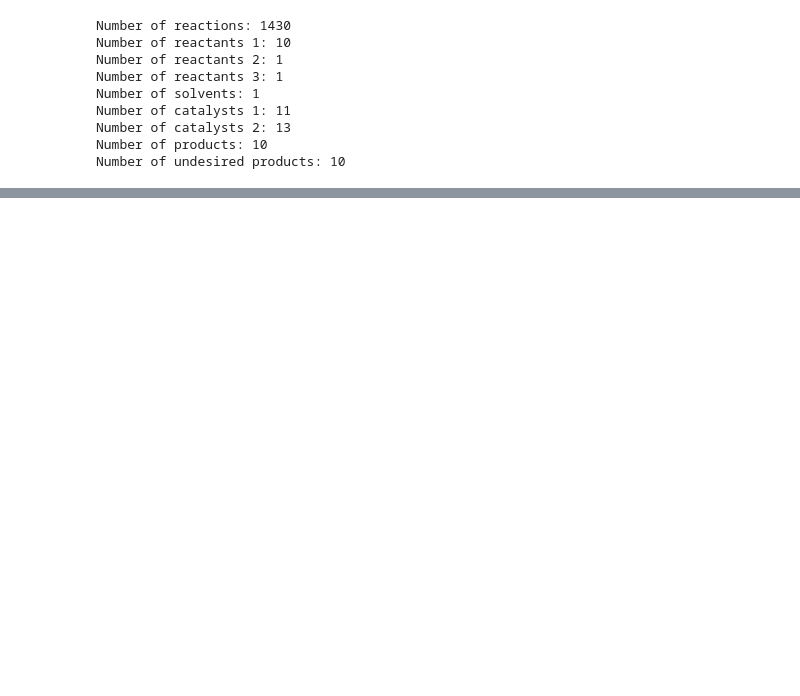
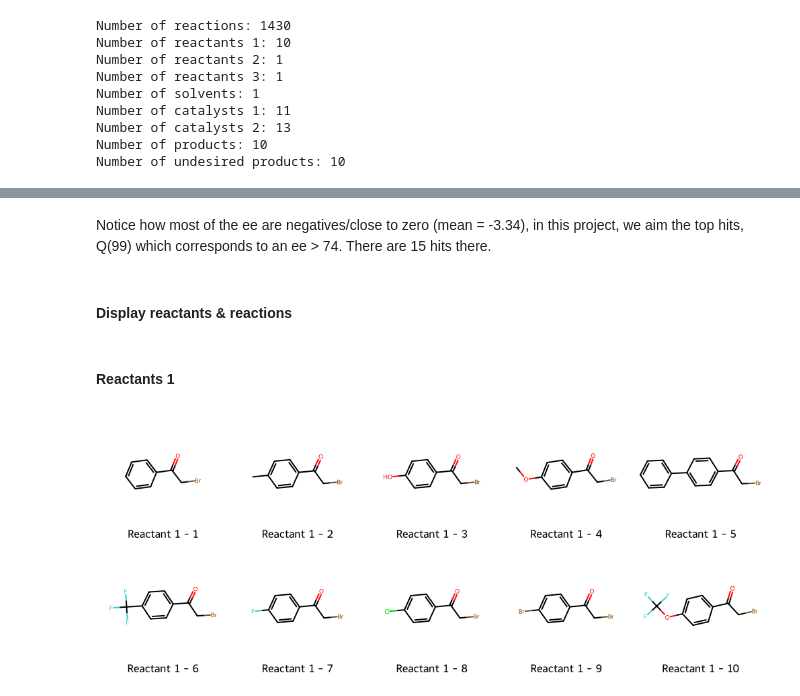
Before and after one commit to Lecmino/ai4chem-bo, a Jupyter notebook: display_database.ipynb, the cells around one changed output, grey strips where cells are left out. Saved outputs shown, nothing was run; the diff lists cells and outputs as text; code cells hidden in the pictures; blank space fills up the shorter version.

```diff
--- a/display_database.ipynb
+++ b/display_database.ipynb
@@ -84,0 +72,20 @@ WARNING: catalyst_2, product_undesired_R and product_undesired_S were not saniti
+# %% [markdown]
+Notice how most of the ee are negatives/close to zero (mean = -3.34), in this project, we aim the top hits, Q(99) which corresponds to an ee > 74. There are 15 hits there.
+# %% [markdown]
+#### Display reactants & reactions
+# %%
+from rdkit.Chem import Draw
+
+reactant_1_pool = df_smile['reactant_1'].unique()
+catalyst_1_pool = df_smile['catalyst_1'].unique()
+catalyst_2_pool = df_smile['curated_catalyst_2'].unique()
+
+reactant_1_mols = [getMolFromSmile(smile) for smile in reactant_1_pool]
+catalyst_1_mols = [getMolFromSmile(smile) for smile in catalyst_1_pool]
+catalyst_2_mols = [getMolFromSmile(smile) for smile in catalyst_2_pool]
+# %% [markdown]
+#### Reactants 1
+# %%
+Draw.MolsToGridImage(reactant_1_mols,molsPerRow=5,subImgSize=(200,200),legends=[f'Reactant 1 - {i+1}' for i in range(len(reactant_1_mols))])
+# %% [output]
+[figure, added]
```
Also changed, not shown: parts of 15 cells of this notebook.
